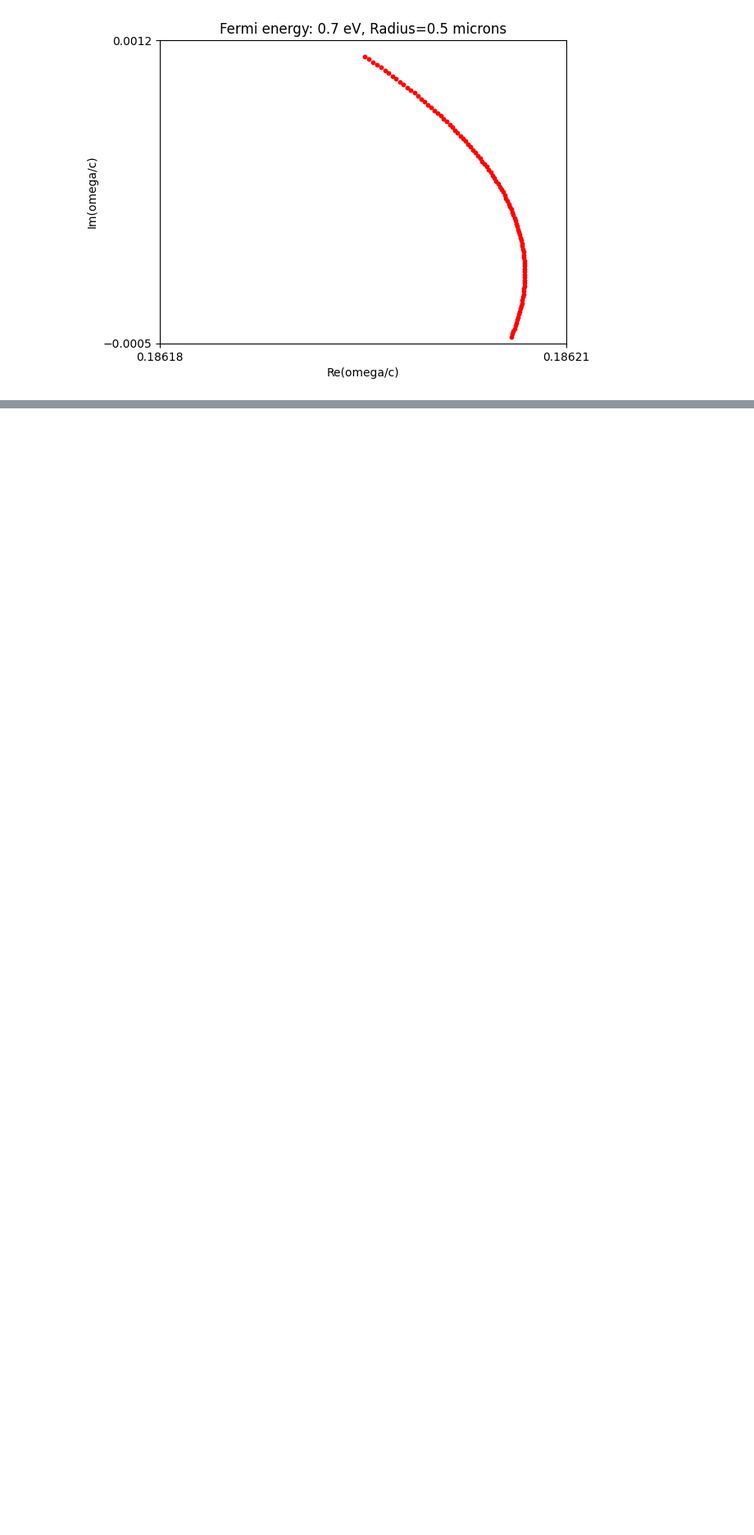
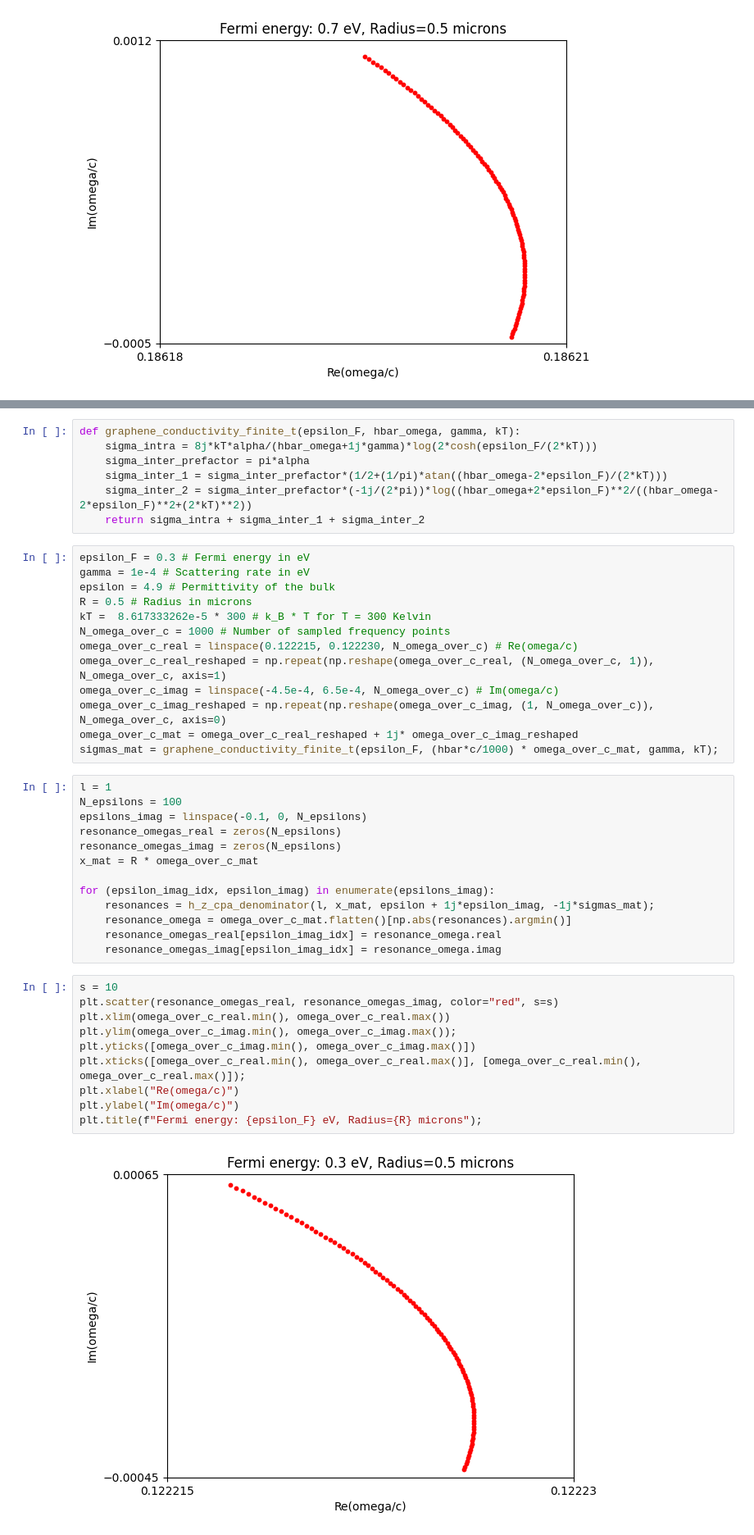
Before and after one commit to AliGhorashiCMT/Coherent-Perfect-Absorption, a Jupyter notebook: cylinders/Graphene LSPR Laser.ipynb, the cells around one changed output, grey strips where cells are left out. Shown at 82% size. Drawn from its saved outputs; the diff is of its cells as text; blank space fills up the shorter version.

Commit message:
Finite temperature calculations for LSPR laser

```diff
--- a/cylinders/Graphene LSPR Laser.ipynb
+++ b/cylinders/Graphene LSPR Laser.ipynb
@@ -91,0 +96,45 @@ plt.title(f"Fermi energy: {epsilon_F} eV, Radius={R} microns");
+# %%
+def graphene_conductivity_finite_t(epsilon_F, hbar_omega, gamma, kT):
+    sigma_intra = 8j*kT*alpha/(hbar_omega+1j*gamma)*log(2*cosh(epsilon_F/(2*kT)))
+    sigma_inter_prefactor = pi*alpha
+    sigma_inter_1 = sigma_inter_prefactor*(1/2+(1/pi)*atan((hbar_omega-2*epsilon_F)/(2*kT)))
+    sigma_inter_2 = sigma_inter_prefactor*(-1j/(2*pi))*log((hbar_omega+2*epsilon_F)**2/((hbar_omega-2*epsilon_F)**2+(2*kT)**2))
+    return sigma_intra + sigma_inter_1 + sigma_inter_2
+# %%
+epsilon_F = 0.3 # Fermi energy in eV
+gamma = 1e-4 # Scattering rate in eV
+epsilon = 4.9 # Permittivity of the bulk
+R = 0.5 # Radius in microns
+kT =  8.617333262e-5 * 300 # k_B * T for T = 300 Kelvin
+N_omega_over_c = 1000 # Number of sampled frequency points
+omega_over_c_real = linspace(0.122215, 0.122230, N_omega_over_c) # Re(omega/c)
+omega_over_c_real_reshaped = np.repeat(np.reshape(omega_over_c_real, (N_omega_over_c, 1)), N_omega_over_c, axis=1)
+omega_over_c_imag = linspace(-4.5e-4, 6.5e-4, N_omega_over_c) # Im(omega/c)
+omega_over_c_imag_reshaped = np.repeat(np.reshape(omega_over_c_imag, (1, N_omega_over_c)), N_omega_over_c, axis=0)
+omega_over_c_mat = omega_over_c_real_reshaped + 1j* omega_over_c_imag_reshaped
+sigmas_mat = graphene_conductivity_finite_t(epsilon_F, (hbar*c/1000) * omega_over_c_mat, gamma, kT);
+# %%
+l = 1
+N_epsilons = 100
+epsilons_imag = linspace(-0.1, 0, N_epsilons)
+resonance_omegas_real = zeros(N_epsilons)
+resonance_omegas_imag = zeros(N_epsilons)
+x_mat = R * omega_over_c_mat
+
+for (epsilon_imag_idx, epsilon_imag) in enumerate(epsilons_imag):
+    resonances = h_z_cpa_denominator(l, x_mat, epsilon + 1j*epsilon_imag, -1j*sigmas_mat);
+    resonance_omega = omega_over_c_mat.flatten()[np.abs(resonances).argmin()]
+    resonance_omegas_real[epsilon_imag_idx] = resonance_omega.real
+    resonance_omegas_imag[epsilon_imag_idx] = resonance_omega.imag
+# %%
+s = 10
+plt.scatter(resonance_omegas_real, resonance_omegas_imag, color="red", s=s)
+plt.xlim(omega_over_c_real.min(), omega_over_c_real.max())
+plt.ylim(omega_over_c_imag.min(), omega_over_c_imag.max());
+plt.yticks([omega_over_c_imag.min(), omega_over_c_imag.max()])
+plt.xticks([omega_over_c_real.min(), omega_over_c_real.max()], [omega_over_c_real.min(), omega_over_c_real.max()]);
+plt.xlabel("Re(omega/c)")
+plt.ylabel("Im(omega/c)")
+plt.title(f"Fermi energy: {epsilon_F} eV, Radius={R} microns");
+# %% [output]
+[figure, added]
```
Also changed, not shown: parts of 8 cells of this notebook.
